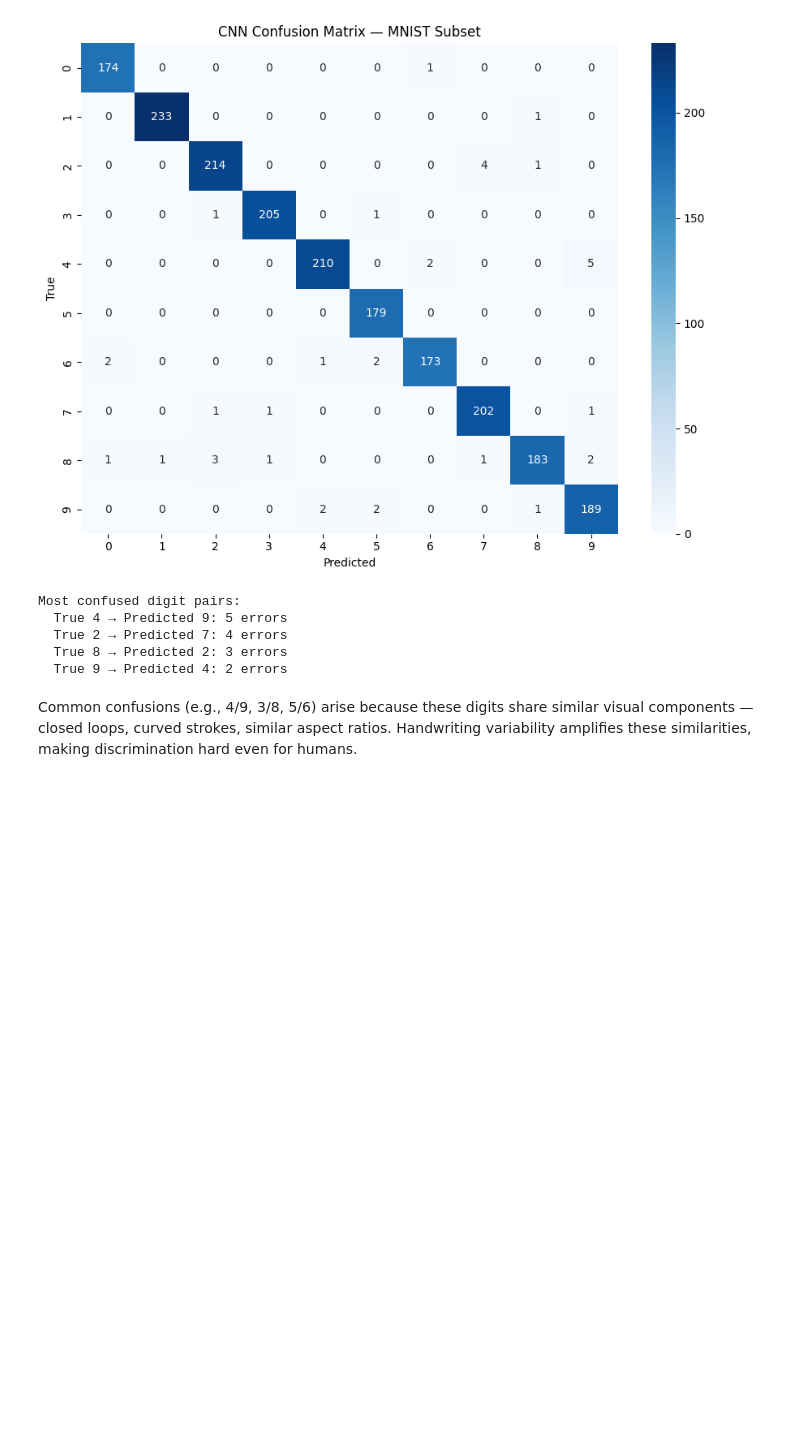
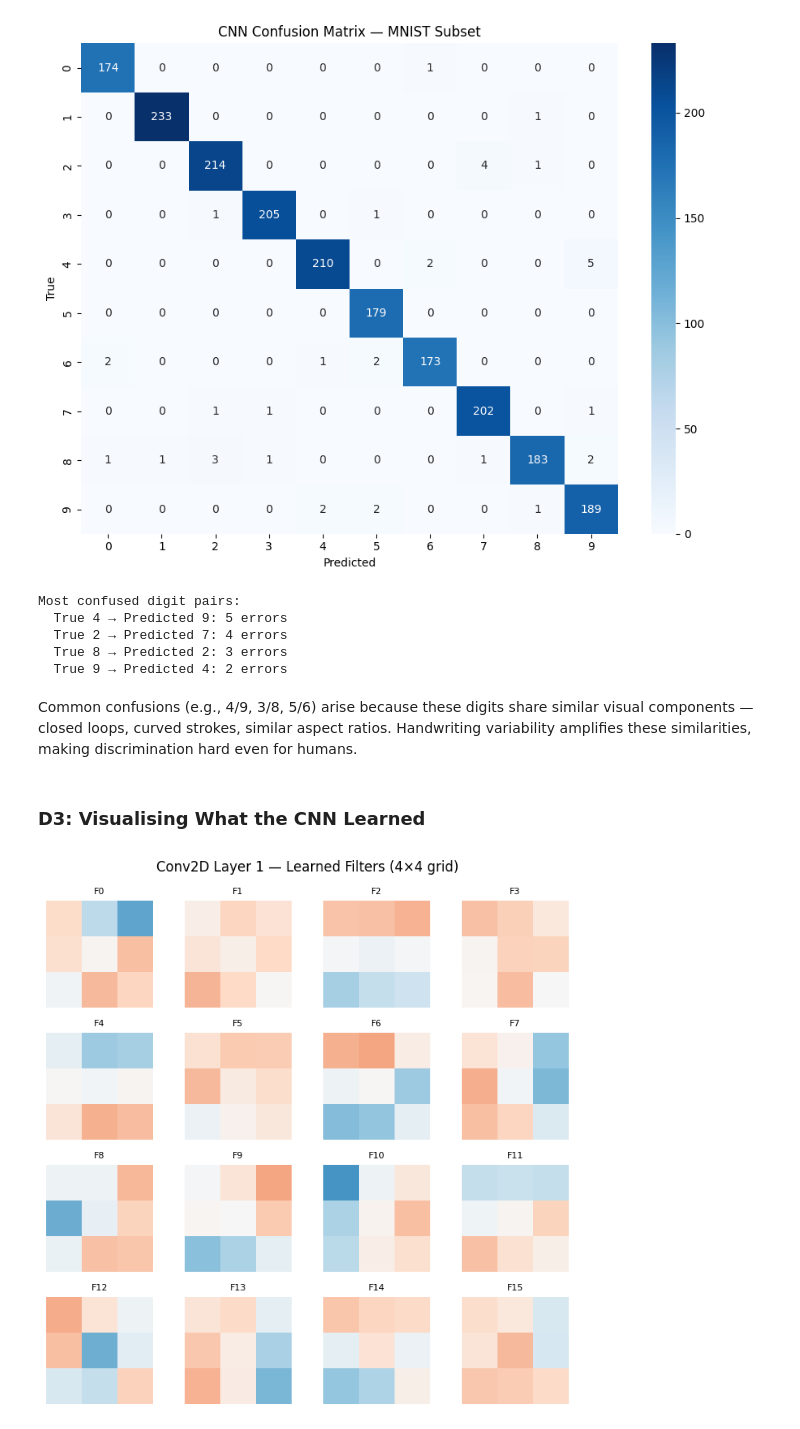
Before and after one commit to Ishmal-fa/cardioai-heart-disease-ml-pipeline, a Jupyter notebook: heart_disease_ml_pipeline.ipynb, the cells around one changed output. Drawn from its saved outputs; the diff is of its cells as text; code cells hidden in the pictures; blank space fills up the shorter version.

Commit message:
Add CNN filter and feature map visualizations

```diff
--- a/heart_disease_ml_pipeline.ipynb
+++ b/heart_disease_ml_pipeline.ipynb
@@ -1179,3 +1179,19 @@ Common confusions (e.g., 4/9, 3/8, 5/6) arise because these digits share
 similar visual components — closed loops, curved strokes, similar aspect ratios.
 Handwriting variability amplifies these similarities, making discrimination hard
 even for humans.
+# %% [markdown]
+### D3: Visualising What the CNN Learned
+# %%
+# First Conv2D layer filters (16 filters)
+conv1_weights = cnn.layers[0].get_weights()[0]  # (3,3,1,16)
+
+fig, axes = plt.subplots(4, 4, figsize=(7, 7))
+for i, ax in enumerate(axes.flatten()):
+    filt = conv1_weights[:,:,0,i]
+    ax.imshow(filt, cmap='RdBu_r', vmin=-1, vmax=1)
+    ax.axis('off')
+    ax.set_title(f'F{i}', fontsize=8)
+plt.suptitle('Conv2D Layer 1 — Learned Filters (4×4 grid)', fontsize=12)
+plt.tight_layout(); plt.show()
+# %% [output]
+[figure, added]
```
Also changed, not shown: parts of 3 cells of this notebook.
